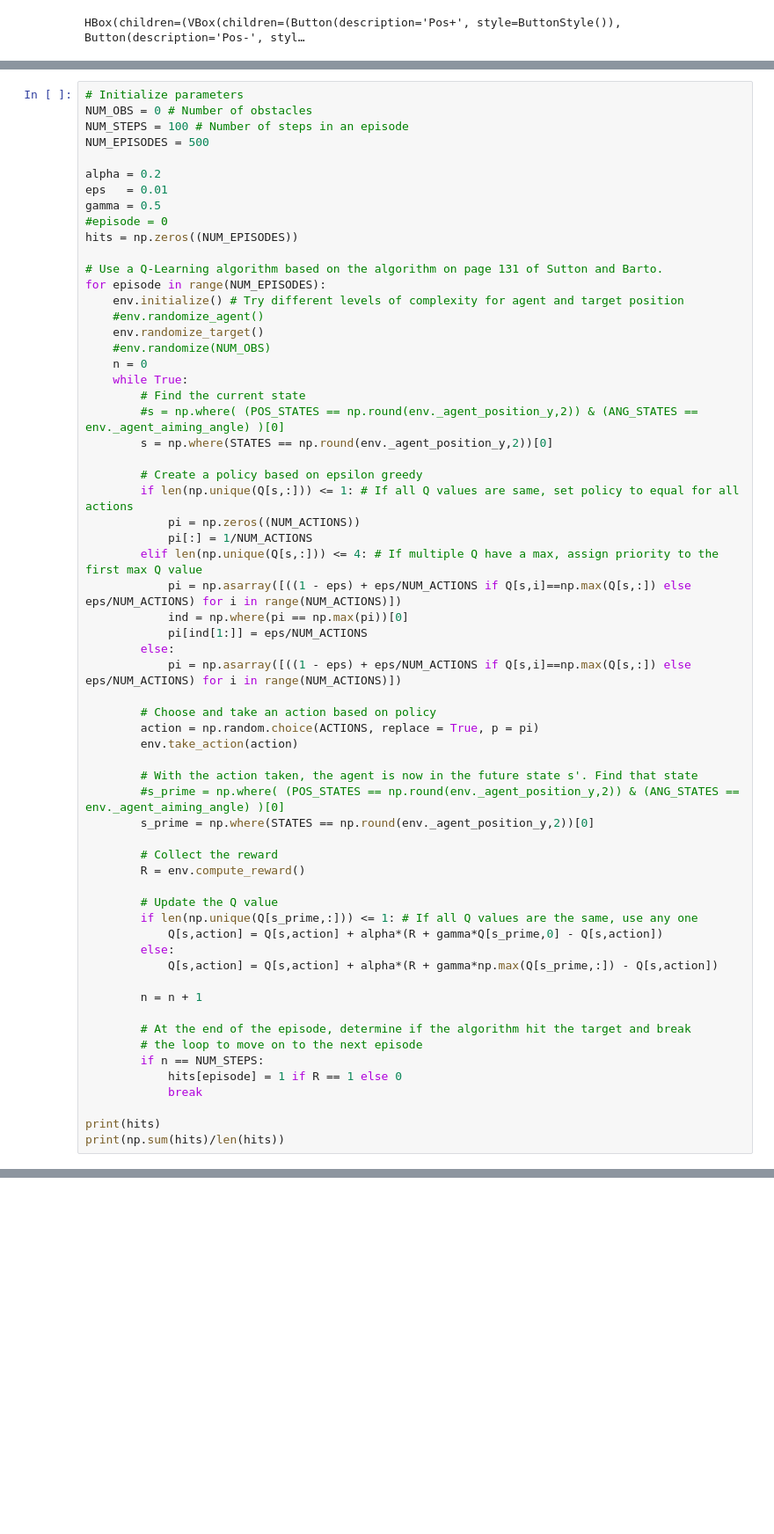
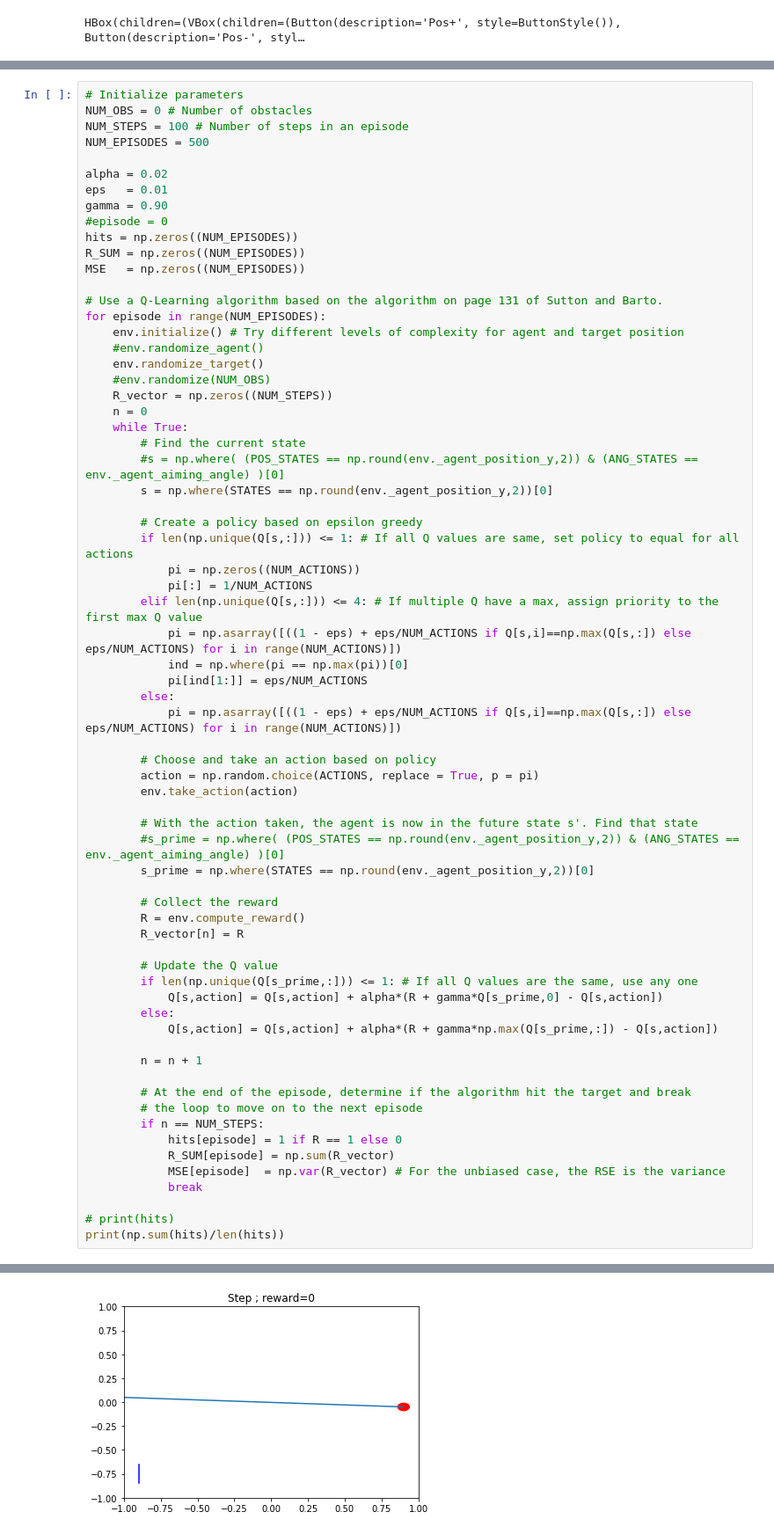
Before and after one commit to Rarell/CS_4033-5033_Porject_1, a Jupyter notebook: Models/Q-Learning_model.ipynb, the cells around one changed output, grey strips where cells are left out. Shown: that part at 88% size. Cells and saved outputs as stored; diff of their text form; blank space fills up the shorter version.

Commit message:
Added some example plots, and a section to write resulting data from the learning model. Some additional fixes made to the model.

```diff
--- a/Models/Q-Learning_model.ipynb
+++ b/Models/Q-Learning_model.ipynb
@@ -68,11 +68,13 @@ NUM_OBS = 0 # Number of obstacles
 NUM_STEPS = 100 # Number of steps in an episode
 NUM_EPISODES = 500
 
-alpha = 0.2
+alpha = 0.02
 eps   = 0.01
-gamma = 0.5
+gamma = 0.90
 #episode = 0
 hits = np.zeros((NUM_EPISODES))
+R_SUM = np.zeros((NUM_EPISODES))
+MSE   = np.zeros((NUM_EPISODES))
 
 # Use a Q-Learning algorithm based on the algorithm on page 131 of Sutton and Barto.
 for episode in range(NUM_EPISODES):
@@ -80,6 +82,7 @@ for episode in range(NUM_EPISODES):
     #env.randomize_agent()
     env.randomize_target()
     #env.randomize(NUM_OBS)
+    R_vector = np.zeros((NUM_STEPS))
     n = 0
     while True:
         # Find the current state
@@ -107,6 +110,7 @@ for episode in range(NUM_EPISODES):
 
         # Collect the reward
         R = env.compute_reward()
+        R_vector[n] = R
 
         # Update the Q value
         if len(np.unique(Q[s_prime,:])) <= 1: # If all Q values are the same, use any one
@@ -120,8 +124,10 @@ for episode in range(NUM_EPISODES):
         # the loop to move on to the next episode
         if n == NUM_STEPS:
             hits[episode] = 1 if R == 1 else 0
+            R_SUM[episode] = np.sum(R_vector)
+            MSE[episode]  = np.var(R_vector) # For the unbiased case, the RSE is the variance
             break
 
-print(hits)
+# print(hits)
 print(np.sum(hits)/len(hits))
 # %% [output]
@@ -144,0 +135 @@ print(np.sum(hits)/len(hits))
+[figure, added]
```
Also changed, not shown: parts of 4 cells of this notebook.
